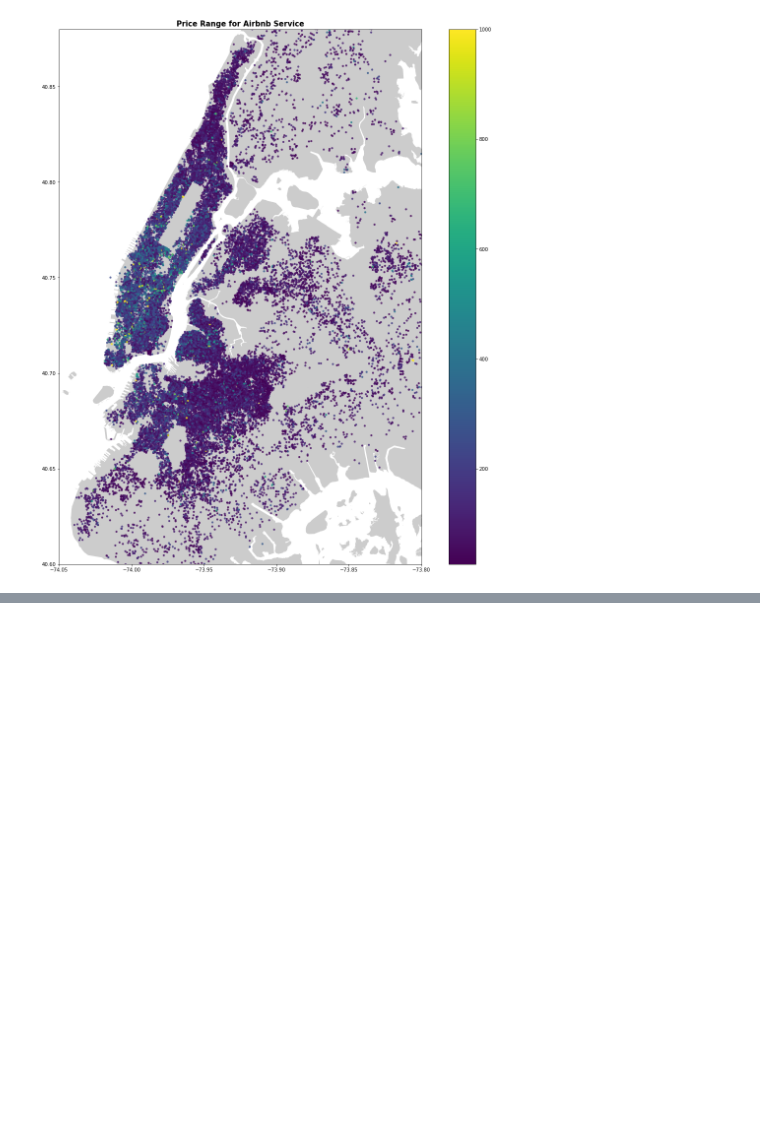
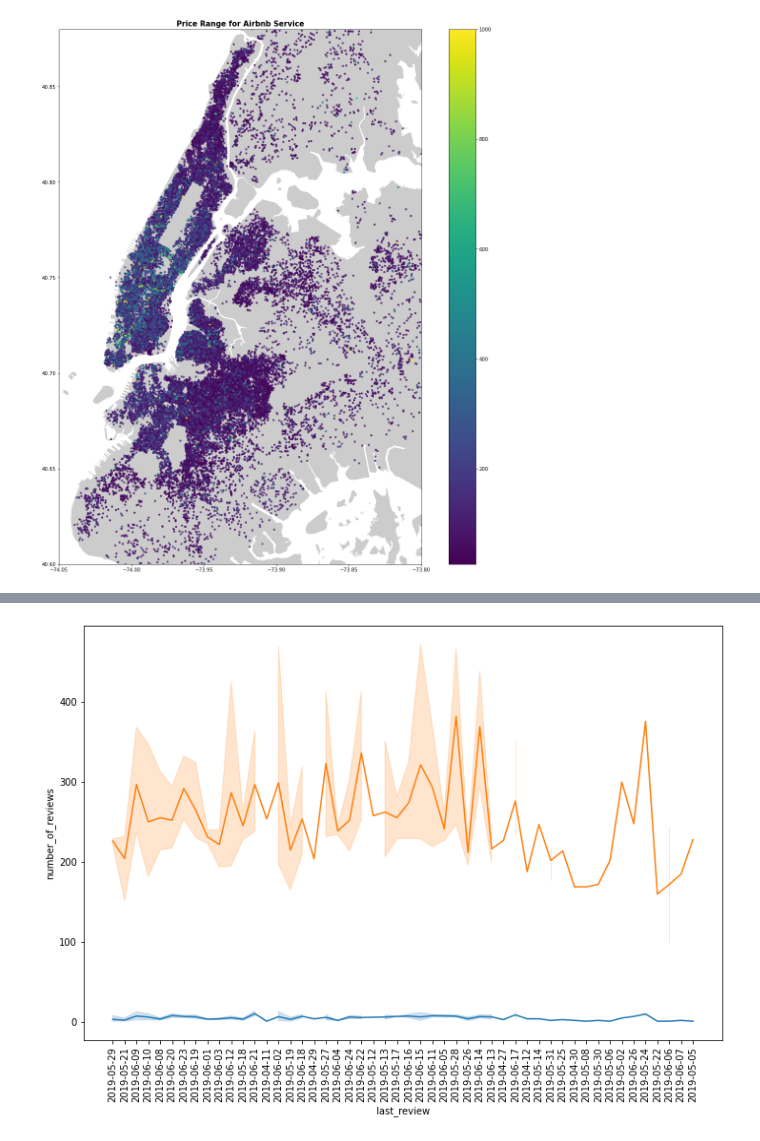
Before and after one commit to Sanjaycsk/AirBnb-EDA, a Jupyter notebook: AirBnB_Project.ipynb, the cells around one changed output, grey strips where cells are left out. Cells and saved outputs as stored; diff of their text form; code cells hidden in the pictures; blank space fills up the shorter version.

```diff
--- a/AirBnB_Project.ipynb
+++ b/AirBnB_Project.ipynb
@@ -698,3 +699,7 @@ plt.ylim( 40.6,40.88)
 plt.show()
 # %% [output]
 [figure]
+# %%
+host_id_high = airbnb_file[airbnb_file['host_id']==219517861]
+
+host_id_high.head()
@@ -700,0 +713,19 @@ plt.show()
+# %%
+# host_id_high
+
+plt.figure(figsize=(12,8))
+# Bronx_neighbourhood_top10 = Bronx_neighbourhood_top10.sort_values('count' ,ascending= False)
+# host_id_high = host_id_high.sort_values('last_review' ,ascending= False)
+# fig, ax = plt.subplots()
+ax.plot = sns.lineplot(x="last_review", y="number_of_reviews", data=host_id_high, palette=sns.color_palette("pastel", 10))
+ax.plot = sns.lineplot(x="last_review", y="price", data=host_id_high, palette=sns.color_palette("pastel", 10))
+plt.xticks(rotation='vertical')
+# ax.grid(b=True, which='major', color='#d3d3d3', linewidth=1.0)
+# ax.grid(b=True, which='minor', color='#d3d3d3', linewidth=0.5)
+# fig, ax = plt.subplots()
+
+# ax.plot(x, y)
+# ax.plot(x, y2)
+plt.show()
+# %% [output]
+[figure, added]
```
Also changed, not shown: parts of 9 cells of this notebook.
